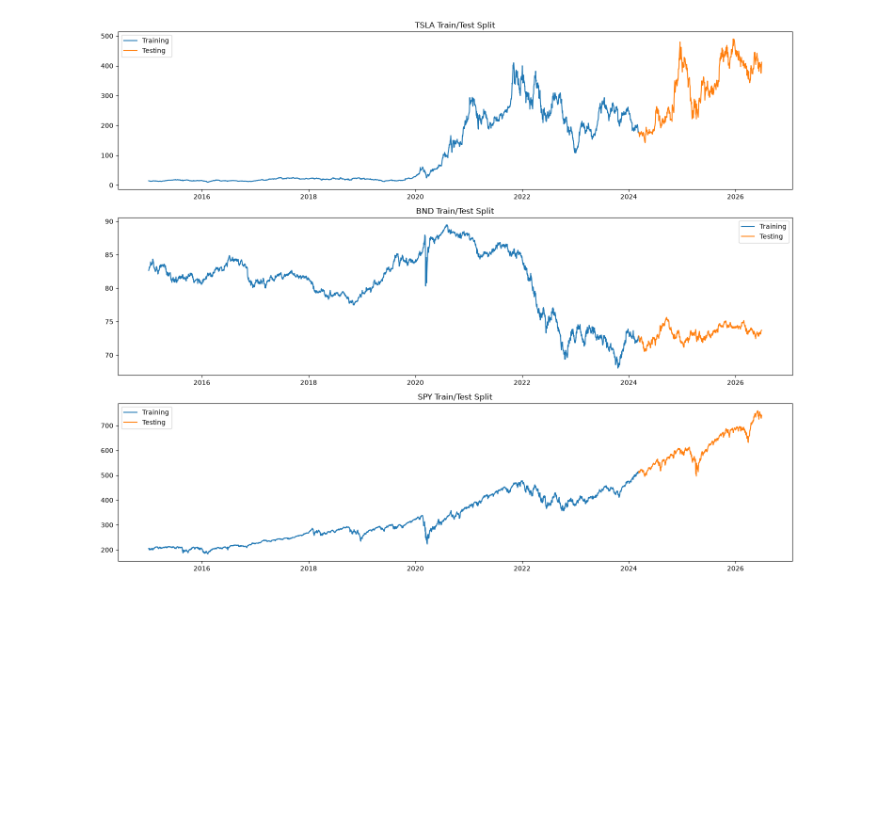
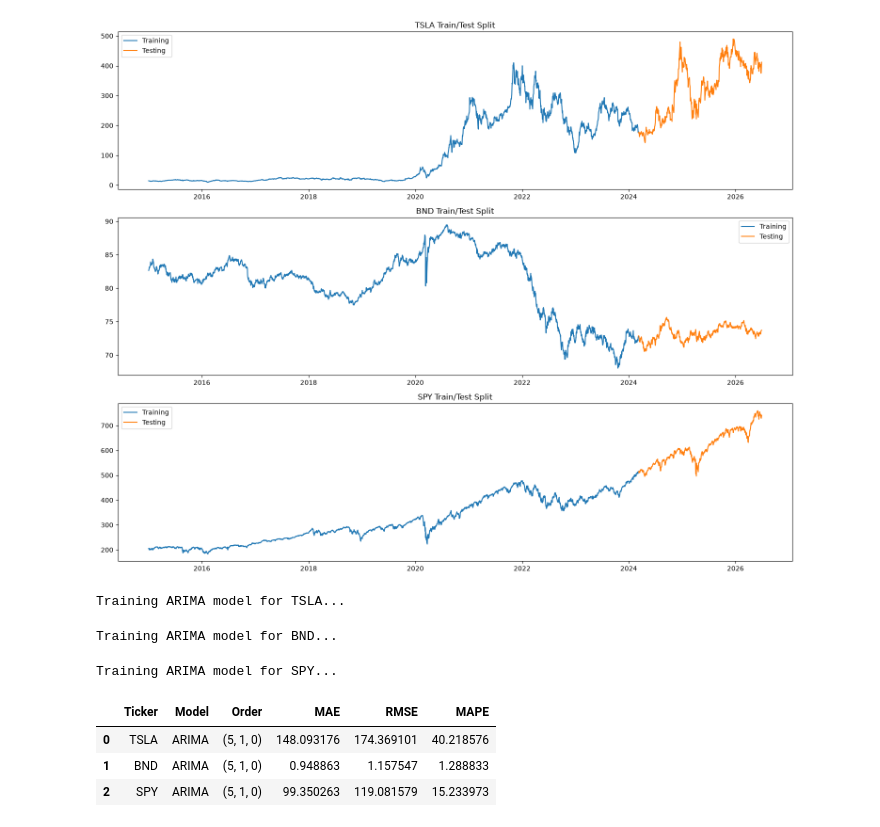
Before and after one commit to Bilen189/portfolio-optimization, a Jupyter notebook: notebooks/task_2_forecasting.ipynb, the cells around one changed output. Cells and saved outputs as stored; diff of their text form; code cells hidden in the pictures; blank space fills up the shorter version.

```diff
--- a/notebooks/task_2_forecasting.ipynb
+++ b/notebooks/task_2_forecasting.ipynb
@@ -99,3 +99,50 @@ plt.tight_layout()
 plt.show()
 # %% [output]
 [figure]
+# %%
+def evaluate_forecast(actual, predicted):
+    mae = mean_absolute_error(actual, predicted)
+    rmse = sqrt(mean_squared_error(actual, predicted))
+    mape = np.mean(np.abs((actual - predicted) / actual)) * 100
+
+    return mae, rmse, mape
+# %%
+arima_results = []
+arima_predictions = {}
+
+# Simple baseline ARIMA order.
+# d=1 is used because stock prices are usually non-stationary.
+arima_order = (5, 1, 0)
+
+for ticker in tickers:
+    print(f"Training ARIMA model for {ticker}...")
+
+    model = ARIMA(train[ticker], order=arima_order)
+    fitted_model = model.fit()
+
+    forecast = fitted_model.forecast(steps=len(test[ticker]))
+    forecast.index = test[ticker].index
+
+    arima_predictions[ticker] = forecast
+
+    mae, rmse, mape = evaluate_forecast(test[ticker], forecast)
+
+    arima_results.append({
+        "Ticker": ticker,
+        "Model": "ARIMA",
+        "Order": arima_order,
+        "MAE": mae,
+        "RMSE": rmse,
+        "MAPE": mape
+    })
+
+arima_results_df = pd.DataFrame(arima_results)
+arima_results_df
+# %% [output]
+Training ARIMA model for TSLA...
+Training ARIMA model for BND...
+Training ARIMA model for SPY...
+|  | Ticker | Model | Order | MAE | RMSE | MAPE |
+| 0 | TSLA | ARIMA | (5, 1, 0) | 148.093176 | 174.369101 | 40.218576 |
+| 1 | BND | ARIMA | (5, 1, 0) | 0.948863 | 1.157547 | 1.288833 |
+| 2 | SPY | ARIMA | (5, 1, 0) | 99.350263 | 119.081579 | 15.233973 |
```
Also changed, not shown: parts of 2 cells of this notebook.
